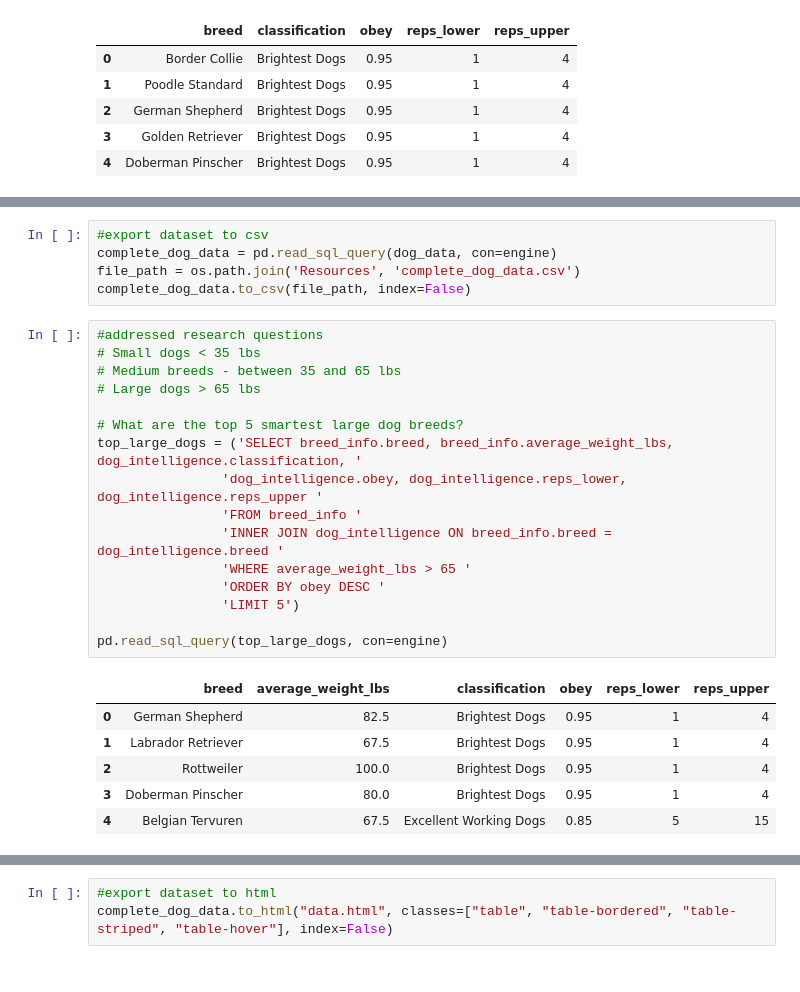
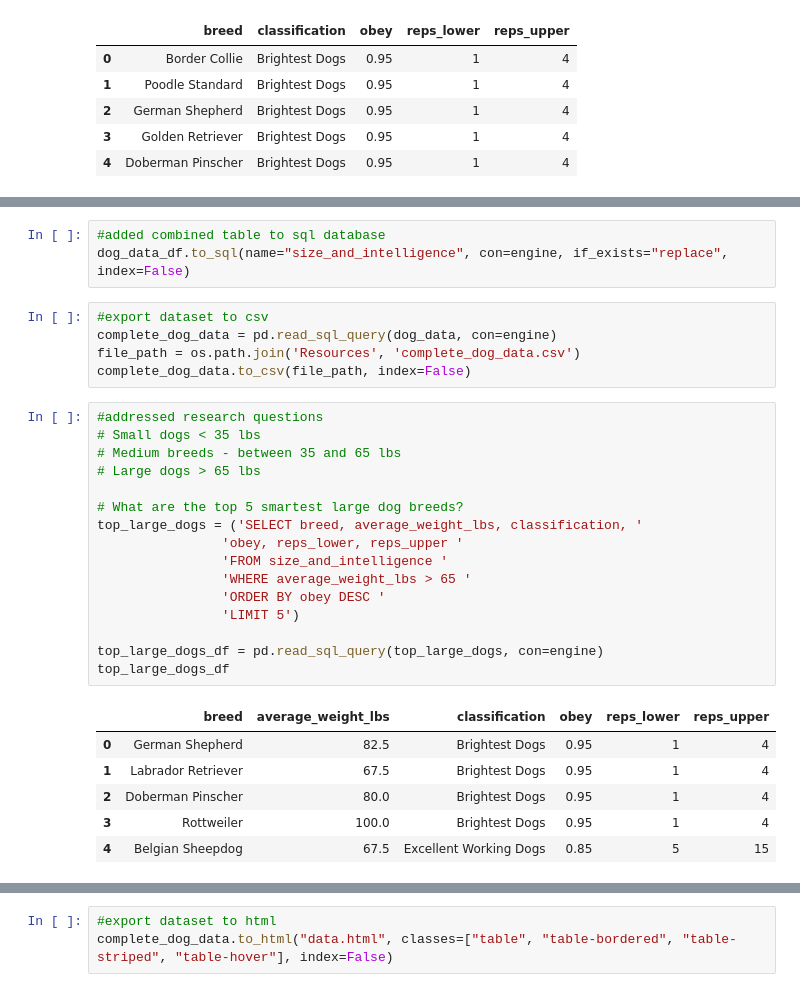
Before and after one commit to alissavokes/ETL-Dog-Intelligence, a Jupyter notebook: data_etl.ipynb, the cells around one changed output, grey strips where cells are left out. Drawn from its saved outputs; the diff is of its cells as text.

Commit message:
updated code, queried dog data by size and avg intelligence factors

```diff
--- a/data_etl.ipynb
+++ b/data_etl.ipynb
@@ -364,6 +365,9 @@ pd.read_sql_query(dog_data, con=engine)
 | 119 | Pomeranian | 12.0 | 5.0 | Excellent Working Dogs | 0.85 | 5 | 15 |
 | 120 | Yorkshire Terrier | 8.0 | 5.0 | Above Average Working Dogs | 0.70 | 16 | 25 |
 121 rows × 7 columns
+# %%
+#added combined table to sql database
+dog_data_df.to_sql(name="size_and_intelligence", con=engine, if_exists="replace", index=False)
 # %%
 #export dataset to csv
 complete_dog_data = pd.read_sql_query(dog_data, con=engine)
@@ -372,25 +376,25 @@ complete_dog_data.to_csv(file_path, index=False)
 # %%
 #addressed research questions
 # Small dogs < 35 lbs
 # Medium breeds - between 35 and 65 lbs
 # Large dogs > 65 lbs
 
 # What are the top 5 smartest large dog breeds?
-top_large_dogs = ('SELECT breed_info.breed, breed_info.average_weight_lbs, dog_intelligence.classification, '
-                'dog_intelligence.obey, dog_intelligence.reps_lower, dog_intelligence.reps_upper '
-                'FROM breed_info '
-                'INNER JOIN dog_intelligence ON breed_info.breed = dog_intelligence.breed '
+top_large_dogs = ('SELECT breed, average_weight_lbs, classification, '
+                'obey, reps_lower, reps_upper '
+                'FROM size_and_intelligence '
                 'WHERE average_weight_lbs > 65 '
                 'ORDER BY obey DESC '
                 'LIMIT 5')
 
-pd.read_sql_query(top_large_dogs, con=engine)
+top_large_dogs_df = pd.read_sql_query(top_large_dogs, con=engine)
+top_large_dogs_df
 # %% [output]
 |  | breed | average_weight_lbs | classification | obey | reps_lower | reps_upper |
 | 0 | German Shepherd | 82.5 | Brightest Dogs | 0.95 | 1 | 4 |
 | 1 | Labrador Retriever | 67.5 | Brightest Dogs | 0.95 | 1 | 4 |
-| 2 | Rottweiler | 100.0 | Brightest Dogs | 0.95 | 1 | 4 |
-| 3 | Doberman Pinscher | 80.0 | Brightest Dogs | 0.95 | 1 | 4 |
-| 4 | Belgian Tervuren | 67.5 | Excellent Working Dogs | 0.85 | 5 | 15 |
+| 2 | Doberman Pinscher | 80.0 | Brightest Dogs | 0.95 | 1 | 4 |
+| 3 | Rottweiler | 100.0 | Brightest Dogs | 0.95 | 1 | 4 |
+| 4 | Belgian Sheepdog | 67.5 | Excellent Working Dogs | 0.85 | 5 | 15 |
 # %%
 # What are the top 5 smartest small dog breeds?
```
Also changed, not shown: parts of 5 cells of this notebook.
